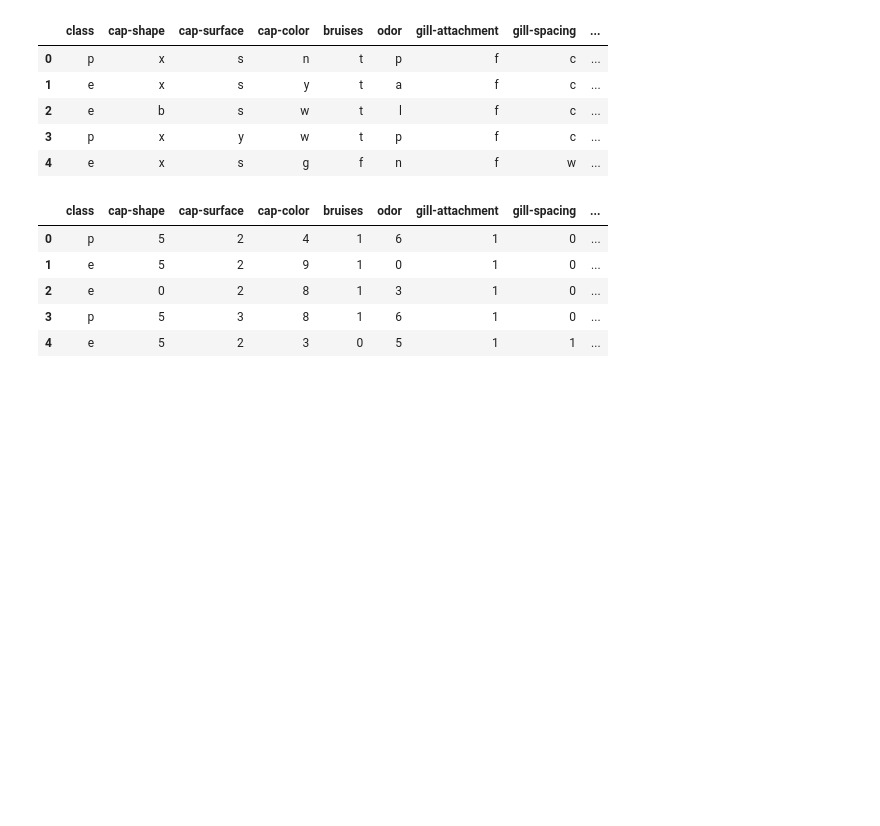
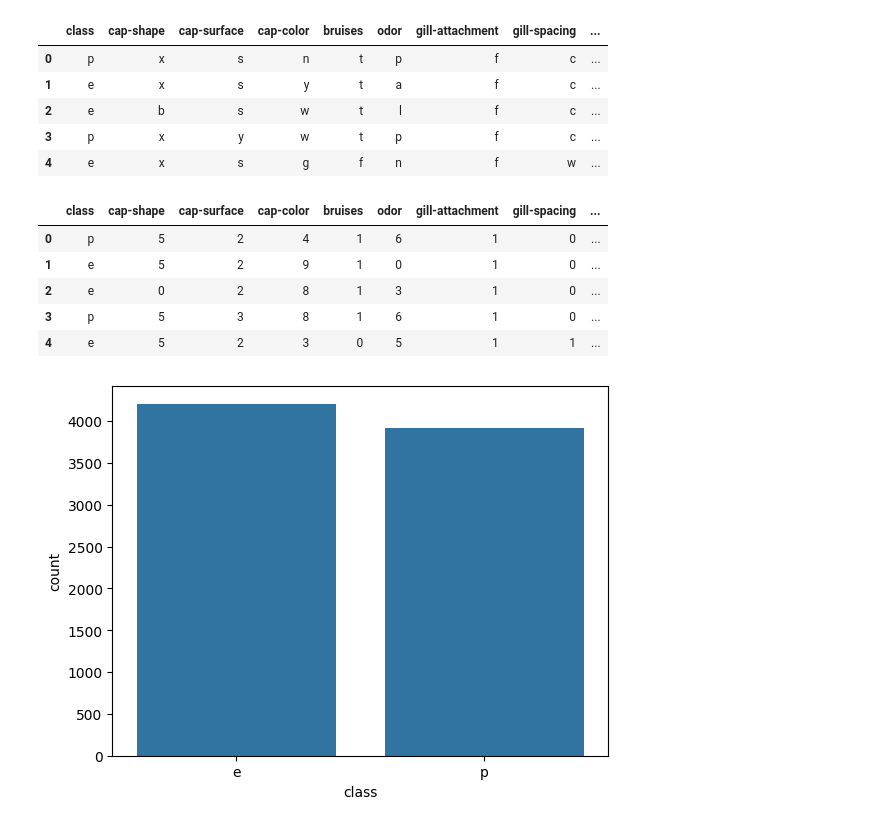
Before and after one commit to saket-nugget/Mushrooms_DecTree, a Jupyter notebook: Mushrooms_DecTree.ipynb, the cells around one changed output. Cells and saved outputs as stored; diff of their text form; code cells hidden in the pictures; blank space fills up the shorter version.

Commit message:
data visualisation

```diff
--- a/Mushrooms_DecTree.ipynb
+++ b/Mushrooms_DecTree.ipynb
@@ -60,3 +60,8 @@ df.head()
 | 2 | e | 0 | 2 | 8 | 1 | 3 | 1 | 0 | ... |
 | 3 | p | 5 | 3 | 8 | 1 | 6 | 1 | 0 | ... |
 | 4 | e | 5 | 2 | 3 | 0 | 5 | 1 | 1 | ... |
+# %%
+sns.countplot(df,x='class',order = df['class'].value_counts(ascending=False).index)
+plt.show()
+# %% [output]
+[figure, added]
```
Also changed, not shown: parts of 1 cell of this notebook.
